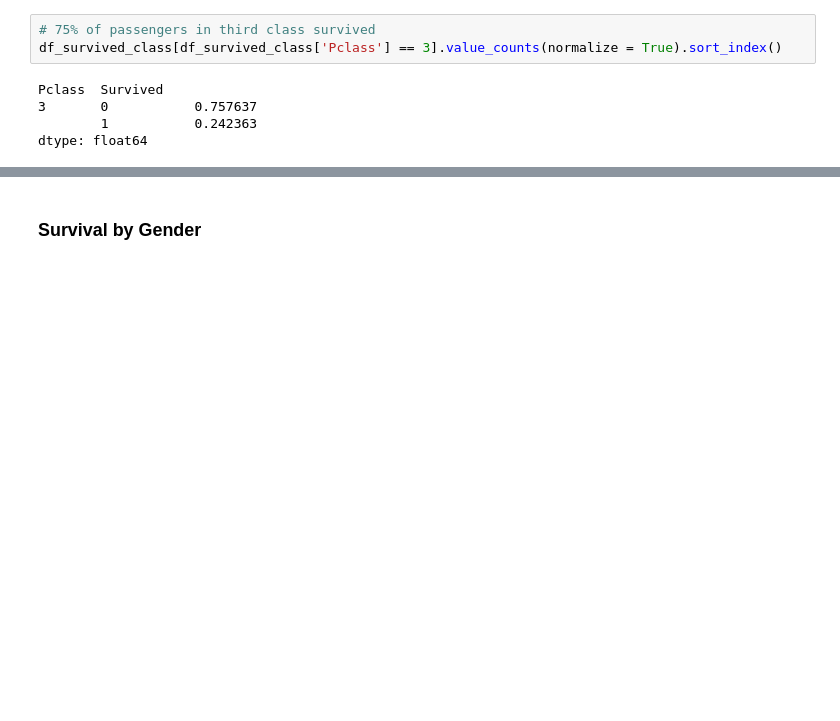
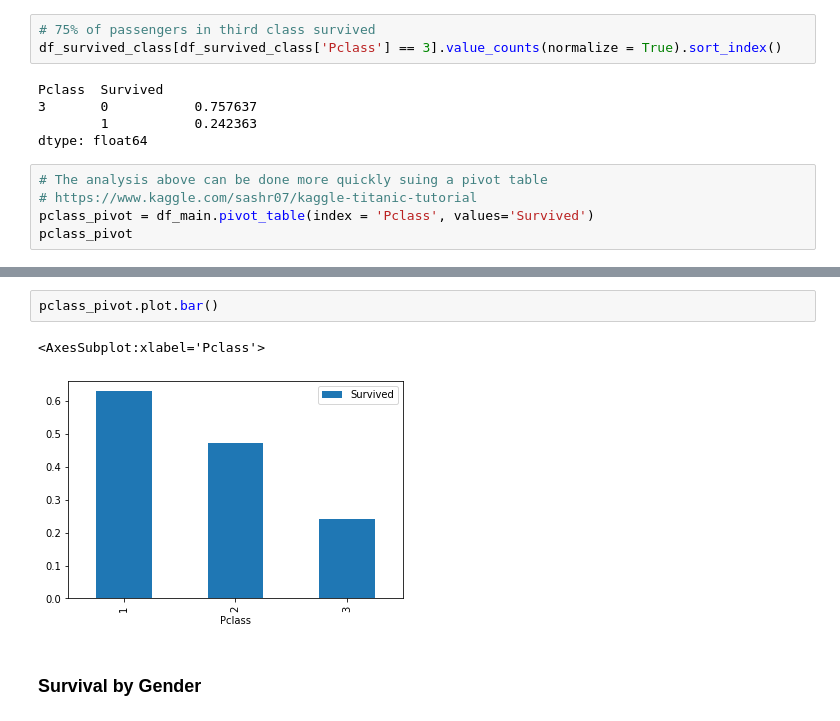
Before and after one commit to AmitSamra/Titanic, a Jupyter notebook: Titanic.ipynb, the cells around one changed output, grey strips where cells are left out. Saved outputs shown, nothing was run; the diff lists cells and outputs as text; blank space fills up the shorter version.

Commit message:
Added Kaggle graphs

```diff
--- a/Titanic.ipynb
+++ b/Titanic.ipynb
@@ -259,3 +259,8 @@ Pclass  Survived
 3       0           0.757637
         1           0.242363
 dtype: float64
+# %%
+# The analysis above can be done more quickly suing a pivot table
+# https://www.kaggle.com/sashr07/kaggle-titanic-tutorial
+pclass_pivot = df_main.pivot_table(index = 'Pclass', values='Survived')
+pclass_pivot
@@ -262,3 +273,8 @@ dtype: float64
+# %%
+pclass_pivot.plot.bar()
+# %% [output]
+<AxesSubplot:xlabel='Pclass'>
+[figure, added]
 # %% [markdown]
 ### Survival by Gender
 # %%
```
Also changed, not shown: parts of 9 cells of this notebook.
